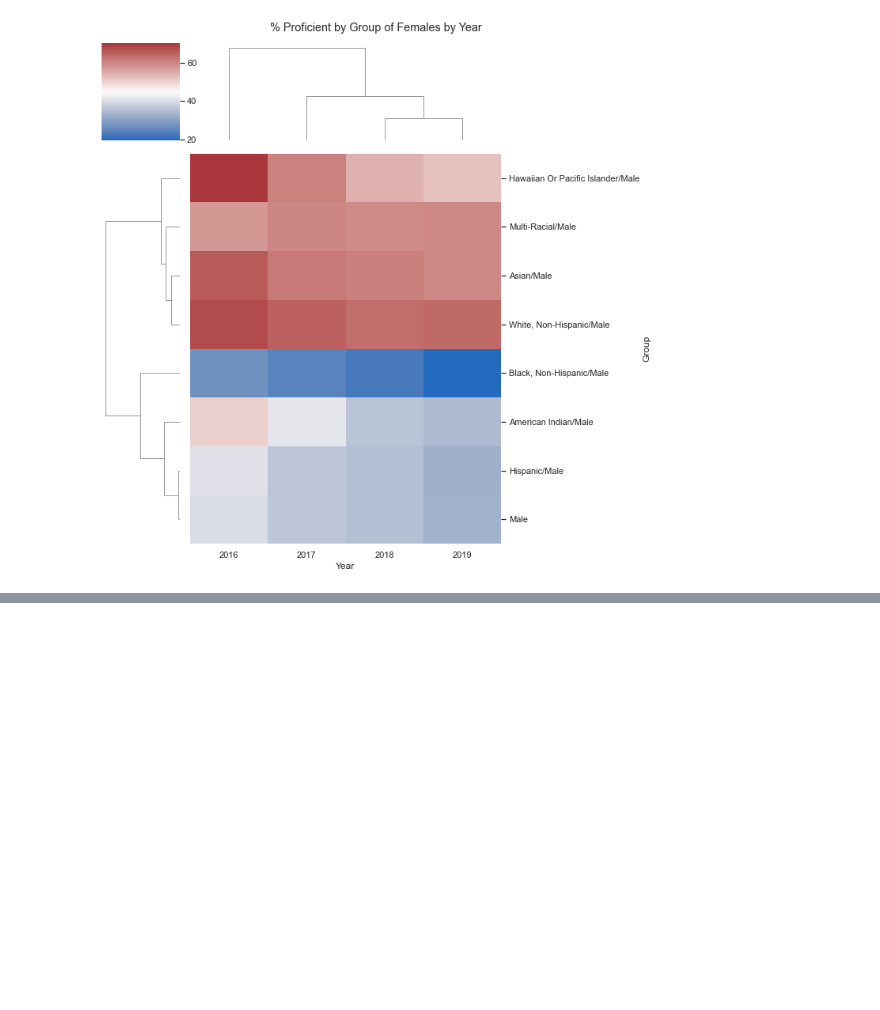
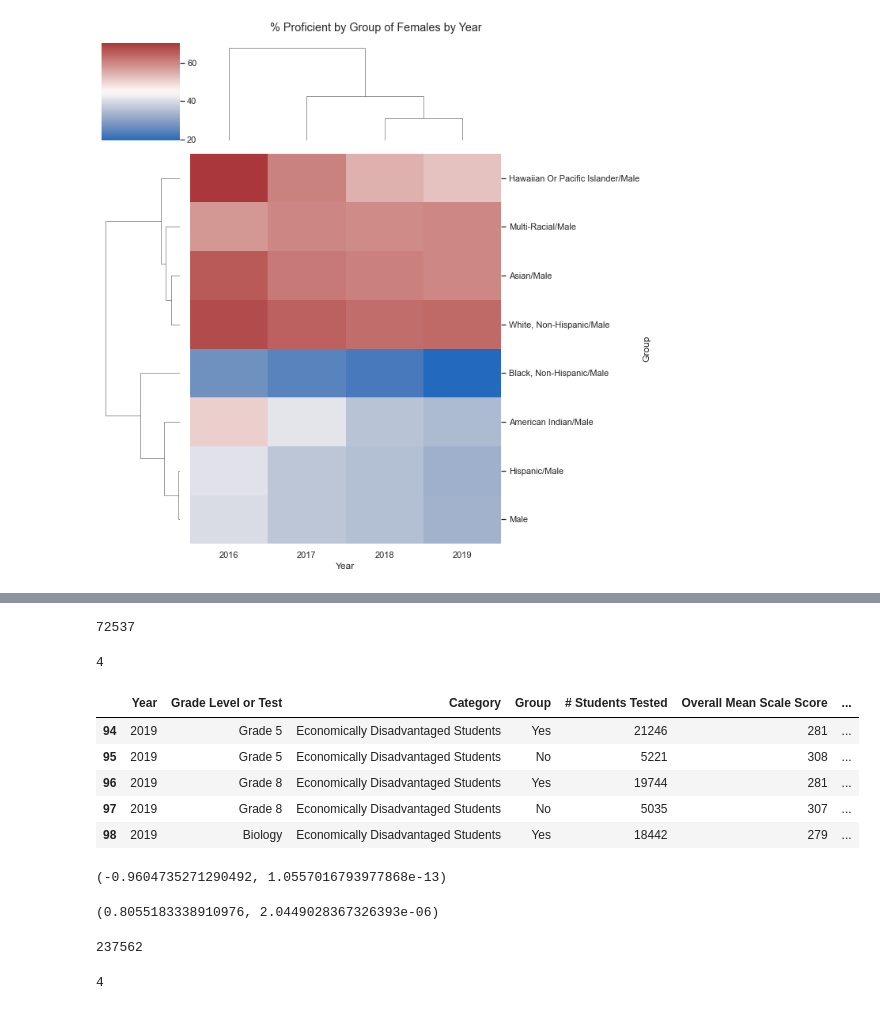
Before and after one commit to tdyk9098/Chicago-Public-School-Science-Assessment-MiniProject, a Jupyter notebook: Chicago Public School Science Assessment MiniProject.ipynb, the cells around one changed output, grey strips where cells are left out. Saved outputs shown, nothing was run; the diff lists cells and outputs as text; code cells hidden in the pictures; blank space fills up the shorter version.

```diff
--- a/Chicago Public School Science Assessment MiniProject.ipynb
+++ b/Chicago Public School Science Assessment MiniProject.ipynb
@@ -260,0 +300,42 @@ plt.tight_layout()
+# %%
+# Total English Second Language Students
+engp[engp["Yes"]== 1]["# Students Tested"].sum()
+# %% [output]
+72537
+# %%
+# Years of Data for English Second Language
+len(engp["Year"].unique())
+# %% [output]
+4
+# %%
+# Adding dummy values for English as Second Language
+edy = pd.get_dummies(ed["Group"],drop_first = True)
+ed = pd.concat([ed,edy],axis = 1)
+ed.head()
+# %% [output]
+|  | Year | Grade Level or Test | Category | Group | # Students Tested | Overall Mean Scale Score | ... |
+| 94 | 2019 | Grade 5 | Economically Disadvantaged Students | Yes | 21246 | 281 | ... |
+| 95 | 2019 | Grade 5 | Economically Disadvantaged Students | No | 5221 | 308 | ... |
+| 96 | 2019 | Grade 8 | Economically Disadvantaged Students | Yes | 19744 | 281 | ... |
+| 97 | 2019 | Grade 8 | Economically Disadvantaged Students | No | 5035 | 307 | ... |
+| 98 | 2019 | Biology | Economically Disadvantaged Students | Yes | 18442 | 279 | ... |
+# %%
+# Correlation between Yes for Economic Disadvantage and Overall Mean Score
+st.pearsonr(ed["Yes"],ed["Overall Mean Scale Score"])
+# %% [output]
+(-0.9604735271290492, 1.0557016793977868e-13)
+# %%
+# Correlation between Yes for Economic Disadvantage and % Not Proficient
+st.pearsonr(ed["Yes"],ed["% Not Proficient"])
+# %% [output]
+(0.8055183338910976, 2.0449028367326393e-06)
+# %%
+# Total Economic Disadvantaged
+ed[ed["Yes"]== 1]["# Students Tested"].sum()
+# %% [output]
+237562
+# %%
+# Years of Data for Economic Disadvantaged
+len(ed["Year"].unique())
+# %% [output]
+4
```
Also changed, not shown: parts of 21 cells of this notebook.
